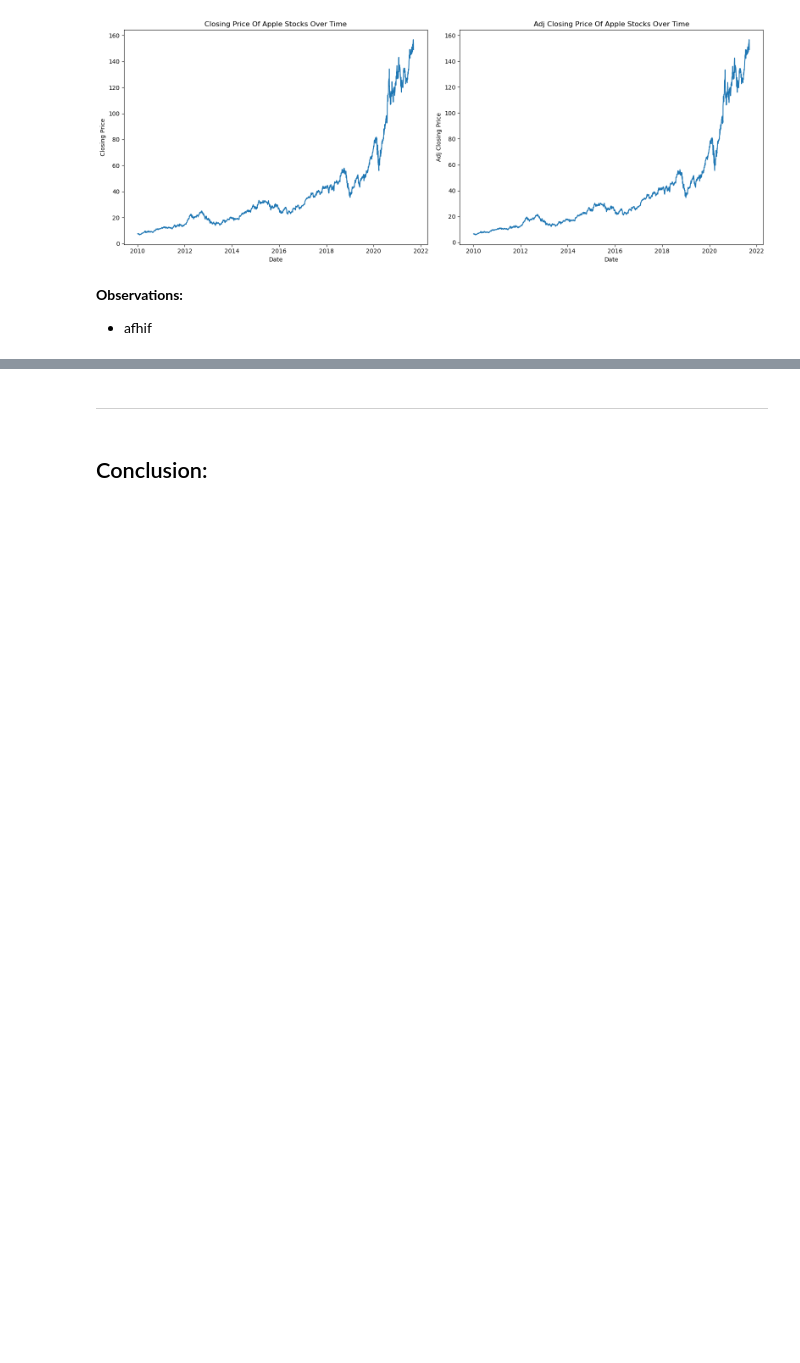
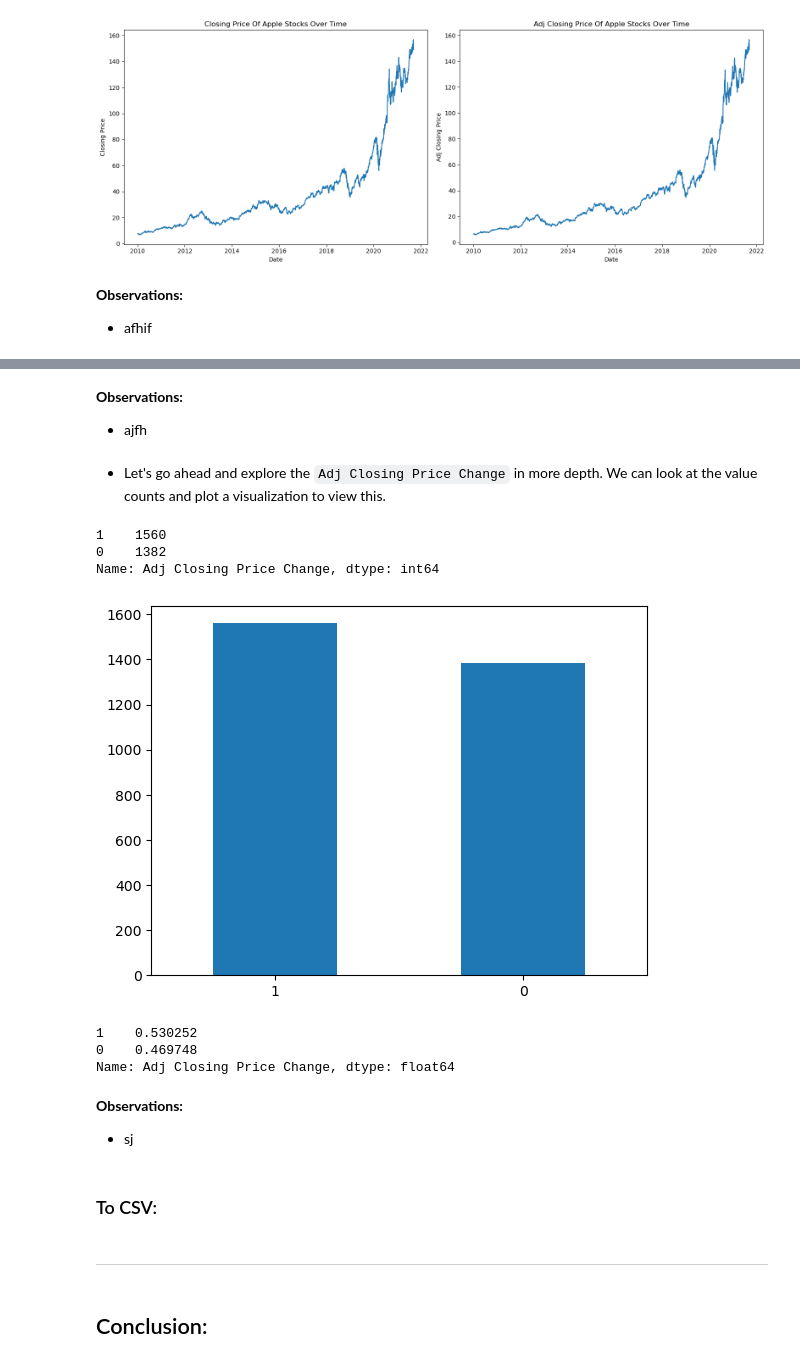
Before and after one commit to renishk2/nasdaq_100_stock_movement_predictor, a Jupyter notebook: Notebooks/EDA-1.ipynb, the cells around one changed output, grey strips where cells are left out. Cells and saved outputs as stored; diff of their text form; code cells hidden in the pictures; blank space fills up the shorter version.

```diff
--- a/Notebooks/EDA.ipynb
+++ b/Notebooks/EDA-1.ipynb
@@ -564,0 +567,4 @@ plt.show()
+# %%
+# Let's create our new column - Adj Closing Price of yesterday
+
+aapl_stocks['Adj Closing Yday'] = aapl_stocks['Adj Close'].shift(1)
@@ -564,0 +604,4 @@ plt.show()
+# %%
+# Dropping row with NaN value
+
+aapl_stocks = aapl_stocks.dropna()
@@ -564,0 +623,4 @@ plt.show()
+# %%
+# Creating the binary column
+
+aapl_stocks['Adj Closing Price Change'] = np.where(aapl_stocks['Adj Close'] - aapl_stocks['Adj Closing Yday'] > 0, 1, 0)
@@ -564,0 +643,34 @@ plt.show()
+# %% [markdown]
+**Observations:**
+- ajfh
+# %% [markdown]
+- Let's go ahead and explore the `Adj Closing Price Change` in more depth. We can look at the value counts and plot a visualization to view this.
+# %%
+# Value counts of our new column 'Adj Closing Price Change'
+
+aapl_stocks['Adj Closing Price Change'].value_counts()
+# %% [output]
+1    1560
+0    1382
+Name: Adj Closing Price Change, dtype: int64
+# %%
+# Plotting the visualization
+
+aapl_stocks['Adj Closing Price Change'].value_counts().plot(kind='bar')
+plt.xlabel('')
+plt.ylabel('')
+plt.title('')
+plt.xticks(rotation=0)
+plt.show()
+
+print(aapl_stocks['Adj Closing Price Change'].value_counts(normalize=True))
+# %% [output]
+[figure, added]
+1    0.530252
+0    0.469748
+Name: Adj Closing Price Change, dtype: float64
+# %% [markdown]
+**Observations:**
+- sj
+# %% [markdown]
+### To CSV:
```
Also changed, not shown: parts of 16 cells of this notebook, 3 other files.
